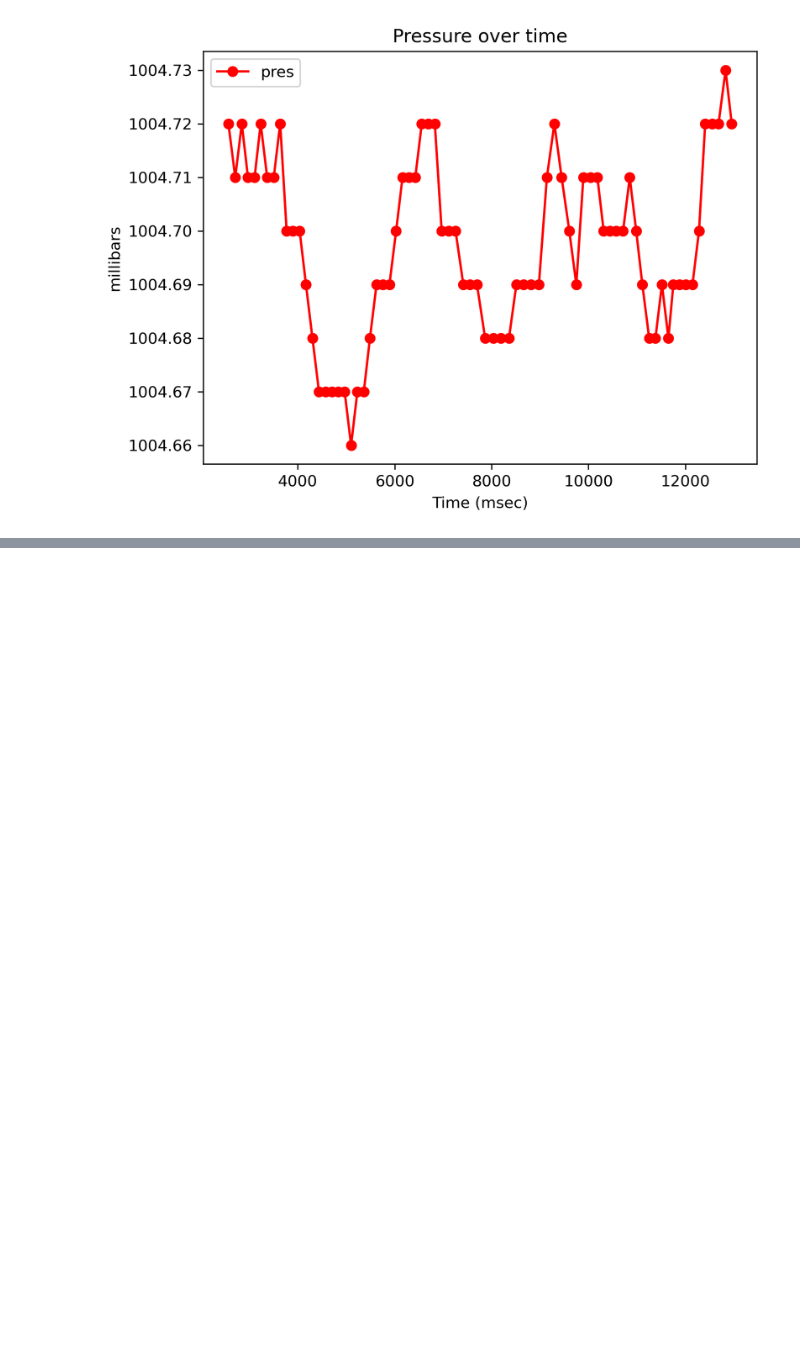
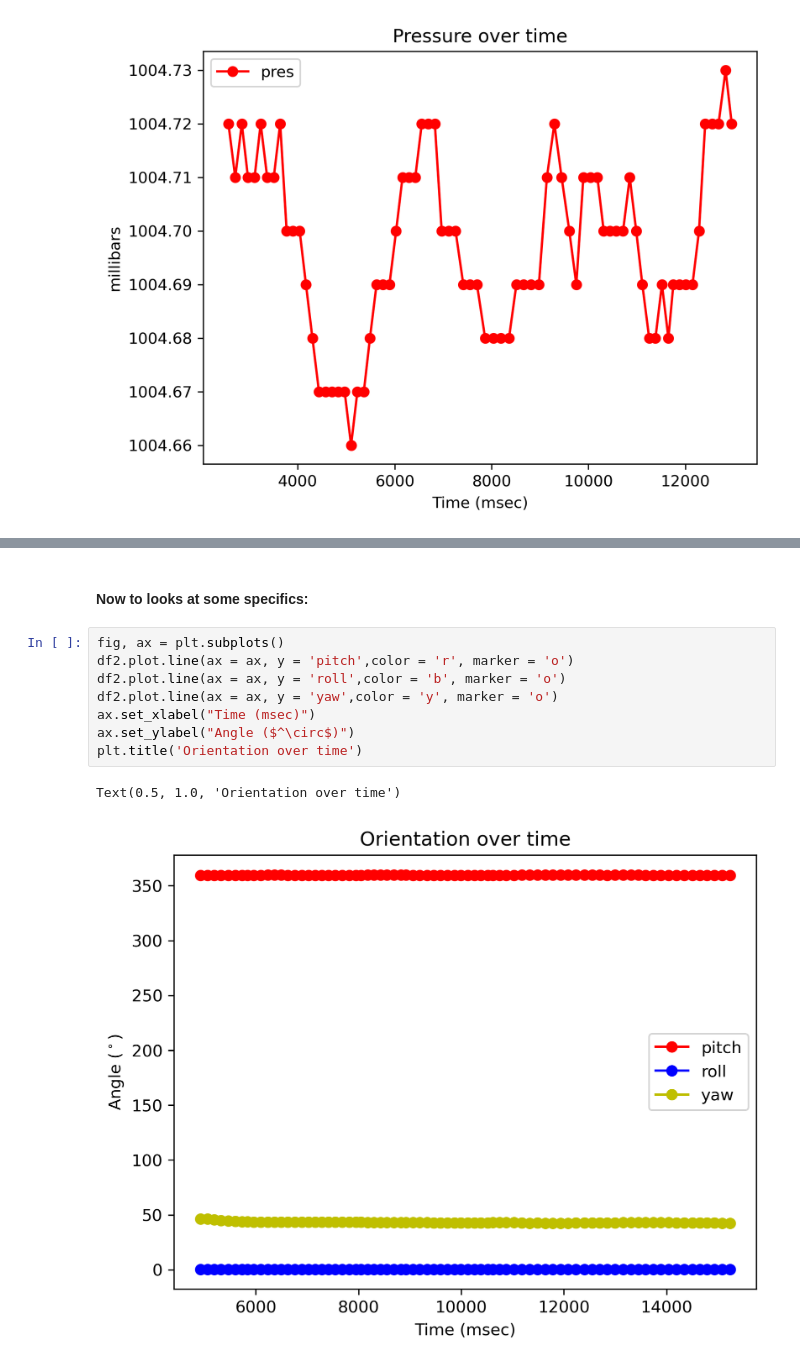
Before and after one commit to ProfOak7/Robotics, a Jupyter notebook: SenseHatTest.ipynb, the cells around one changed output, grey strips where cells are left out. Drawn from its saved outputs; the diff is of its cells as text; blank space fills up the shorter version.

```diff
--- a/SenseHatTest.ipynb
+++ b/SenseHatTest.ipynb
@@ -90,0 +118,13 @@ Text(0.5, 1.0, 'Pressure over time')
+# %% [markdown]
+#### Now to looks at some specifics:
+# %%
+fig, ax = plt.subplots()
+df2.plot.line(ax = ax, y = 'pitch',color = 'r', marker = 'o')
+df2.plot.line(ax = ax, y = 'roll',color = 'b', marker = 'o')
+df2.plot.line(ax = ax, y = 'yaw',color = 'y', marker = 'o')
+ax.set_xlabel("Time (msec)")
+ax.set_ylabel("Angle ($^\circ$)")
+plt.title('Orientation over time')
+# %% [output]
+Text(0.5, 1.0, 'Orientation over time')
+[figure, added]
```
Also changed, not shown: parts of 8 cells of this notebook.
